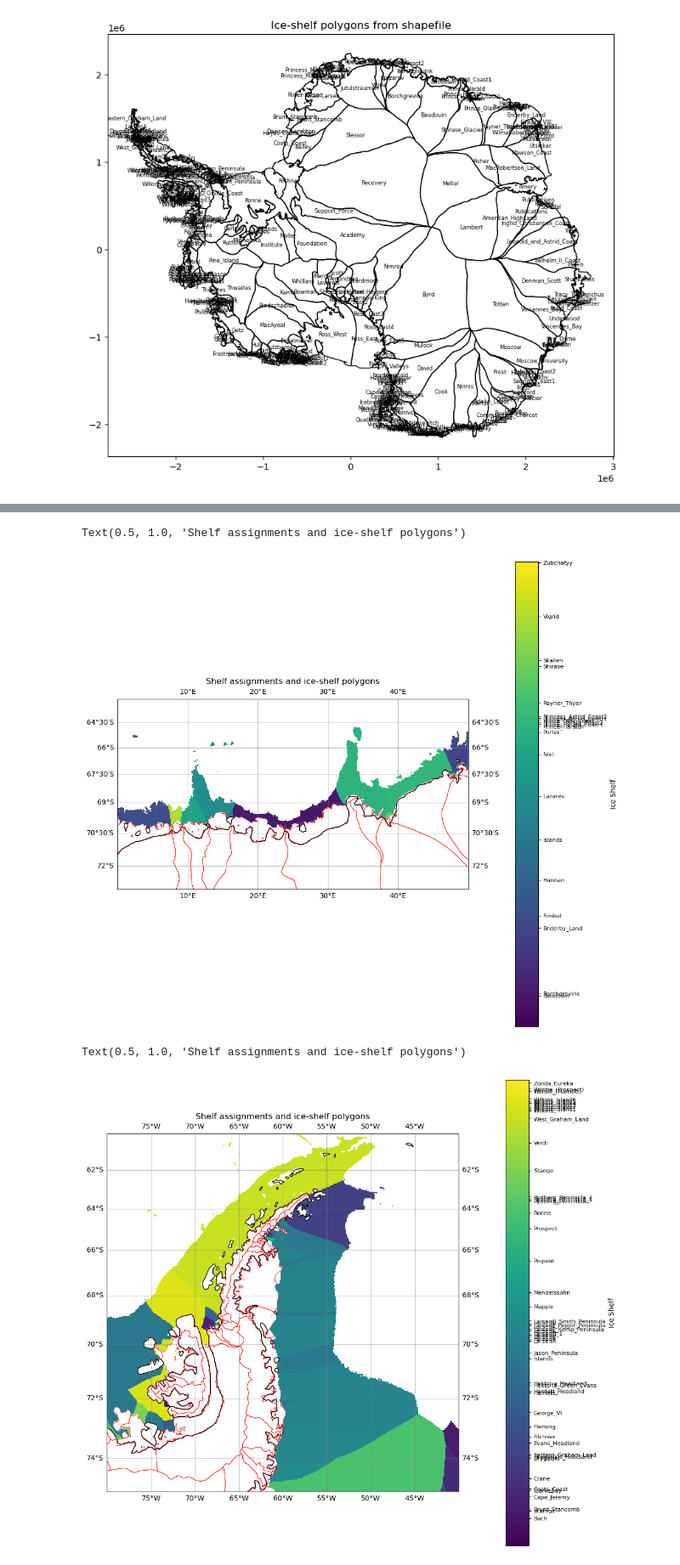
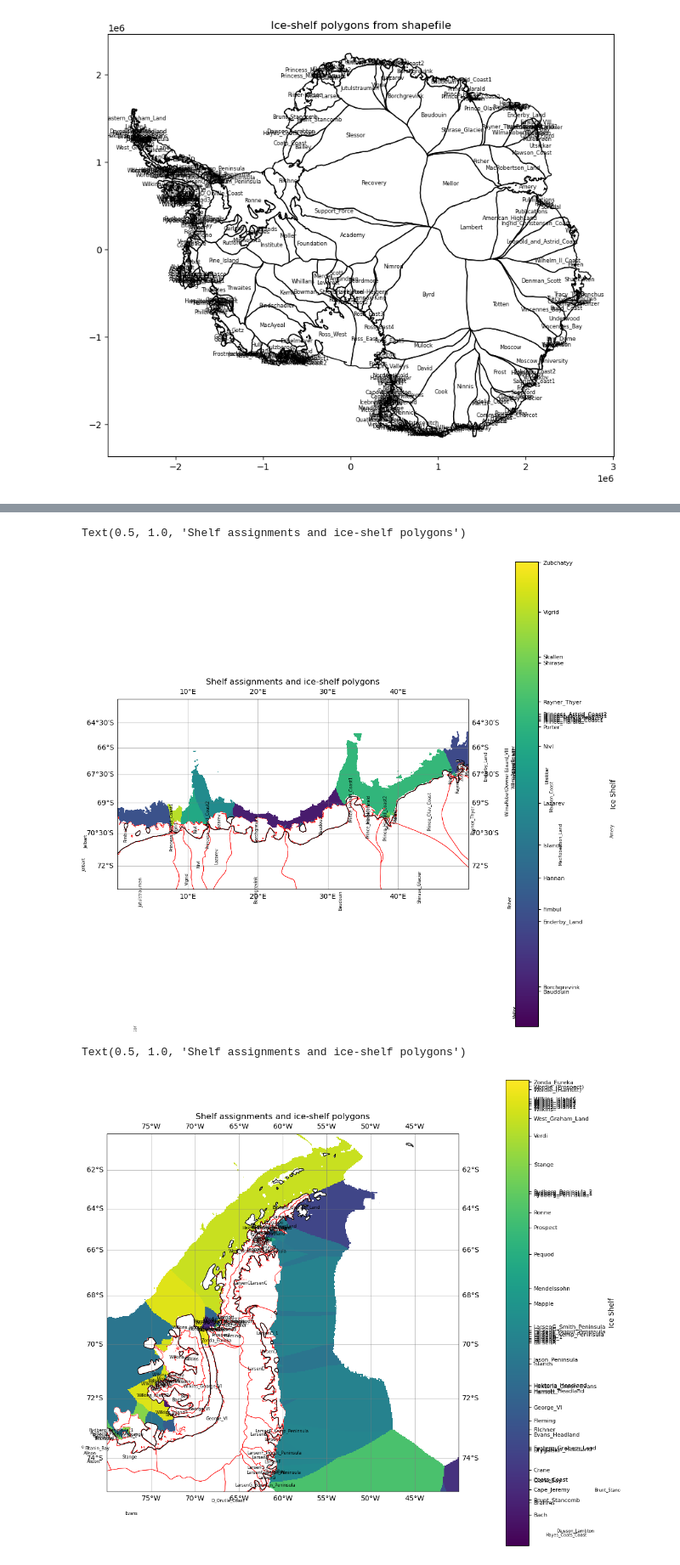
Before and after one commit to edoddridge/antarctic-bathymetry-project, a Jupyter notebook: analysis/basal-melt-parameterisation.ipynb, the cells around one changed output, grey strips where cells are left out. Shown at 85% size. Cells and saved outputs as stored; diff of their text form; code cells hidden in the pictures.

```diff
--- a/analysis/basal-melt-parameterisation.ipynb
+++ b/analysis/basal-melt-parameterisation.ipynb
@@ -495,0 +325,7 @@ Top 10 assigned shelves (code, count, name):
+# %%
+def create_shelf_name_number_dict(shelf_gdf, shelf_name_col="NAME"):
+    """Build 2-way dictionaries between shelf names and integer IDs."""
+    unique_shelves = sorted(pd.Series(shelf_gdf[shelf_name_col]).dropna().unique())
+    shelf_to_num = {name: i for i, name in enumerate(unique_shelves)}
+    num_to_shelf = {i: name for name, i in shelf_to_num.items()}
+    return shelf_to_num, num_to_shelf
@@ -495,0 +438,15 @@ Top 10 assigned shelves (code, count, name):
+# %%
+# Give it a whirl with one of the datasets
+product = 'NRL_CNN'
+
+shelf_to_num, num_to_shelf = create_shelf_name_number_dict(shelf, shelf_name_col=shelf_name_col)
+
+shelf_da = map_depth_mask_points_to_closest_shelf(
+    bathymetry_product_name=product,
+    min_mask_depth=100,
+    max_mask_depth=2500,
+    shelf_to_num=shelf_to_num,
+    ds=topogs_with_hub,
+    shelf_gdf=shelf,
+    shelf_name_col=shelf_name_col,
+    max_distance_km=400)
@@ -516,6 +493,7 @@ region_mask = ((lon_2d >= region_lon[0]) &
 # Find which shelf codes actually exist in the full shelf_da where the region mask is True
 region_shelf_codes = sorted([int(code) for code in np.unique(shelf_da.values[region_mask])
                              if np.isfinite(code)])
+
 region_shelf_names = [num_to_shelf[code] for code in region_shelf_codes]
 
 fig = plt.figure(figsize=(12, 12))
@@ -531,6 +509,29 @@ ax.gridlines(draw_labels=True, dms=True, x_inline=False, y_inline=False, color='
 # Plot shelf polygons (in PlateCarree)
 shelf.plot(ax=ax, facecolor='none', edgecolor='red', linewidth=0.6,
         transform=ccrs.SouthPolarStereo(true_scale_latitude=-71))
+
+# Add labels (using polygon centroids)
+# NOTE: This can be crowded; adjust label_size as needed.
+label_size = 6  # adjust this to make labels smaller/larger
+shelf_centroids = shelf.copy()
+shelf_centroids["centroid"] = shelf_centroids.geometry.centroid
+
+# Pick the shelf-name column
+shelf_name_col = "NAME"
+for _, row in shelf_centroids.iterrows():
+    if pd.notna(row[shelf_name_col]):
+        ax.text(
+            row["centroid"].x,
+            row["centroid"].y,
+            str(row[shelf_name_col]),
+            fontsize=label_size,
+            rotation='vertical',
+            ha="center",
+            va="center",
+            clip_on=True,
+            transform=ccrs.SouthPolarStereo(true_scale_latitude=-71)
+        )
+
 
 # Plot shelf assignments with pcolormesh
 im = ax.pcolormesh(shelf_da['geolon_t'],
@@ -551,7 +552,7 @@ if region_shelf_codes:
 ax.set_title('Shelf assignments and ice-shelf polygons')
 # %% [output]
 Text(0.5, 1.0, 'Shelf assignments and ice-shelf polygons')
-[figure, old version]
+[figure, new version]
 # %%
 # --- Summary plot (80-40W, 75-60S) ---
 # Note: longitude is wrapped from -280 to 80, so -80 to -40 is directly usable
@@ -580,32 +581,53 @@ ax = fig.add_subplot(1, 1, 1, projection=proj)
 
 # Set extent in PlateCarree lon/lat
 ax.set_extent([region_lon[0], region_lon[1], region_lat[0], region_lat[1]], crs=ccrs.PlateCarree())
 
 # background
 ax.coastlines(resolution='50m', color='black', linewidth=1)
 ax.gridlines(draw_labels=True, dms=True, x_inline=False, y_inline=False, color='gray', alpha=0.5)
 
-# Plot shelf polygons (in PlateCarree)
+# Plot shelf polygons
 shelf.plot(ax=ax, facecolor='none', edgecolor='red', linewidth=0.6,
         transform=ccrs.SouthPolarStereo(true_scale_latitude=-71))
+
+# Add labels (using polygon centroids)
+# NOTE: This can be crowded; adjust label_size as needed.
+label_size = 6  # adjust this to make labels smaller/larger
+shelf_centroids = shelf.copy()
+shelf_centroids["centroid"] = shelf_centroids.geometry.centroid
+
+# Pick the shelf-name column
+shelf_name_col = "NAME"
+for _, row in shelf_centroids.iterrows():
+    if pd.notna(row[shelf_name_col]):
+        ax.text(
+            row["centroid"].x,
+            row["centroid"].y,
+            str(row[shelf_name_col]),
+            fontsize=label_size,
+            ha="center",
+            va="center",
+            clip_on=True,
+            transform=ccrs.SouthPolarStereo(true_scale_latitude=-71)
+        )
 
 # Plot shelf assignments with pcolormesh
 im = ax.pcolormesh(shelf_da['geolon_t'],
                     shelf_da['geolat_t'],
                     shelf_da,
                    vmin=0, vmax=len(num_to_shelf),
                    transform=ccrs.PlateCarree())
 
 # Create colorbar with only the ice shelf names in the region
 cbar = plt.colorbar(im, ax=ax, pad=0.1, shrink=1.0, orientation='vertical')
 cbar.set_label('Ice Shelf', fontsize=10)
 
 # Set colorbar ticks to match shelf codes present in region
 if region_shelf_codes:
     cbar.set_ticks([code + 0.5 for code in region_shelf_codes])
     cbar.set_ticklabels(region_shelf_names, fontsize=8)
 
 ax.set_title('Shelf assignments and ice-shelf polygons')
 # %% [output]
 Text(0.5, 1.0, 'Shelf assignments and ice-shelf polygons')
-[figure, old version]
+[figure, new version]
```
Also changed, not shown: parts of 38 cells of this notebook.
